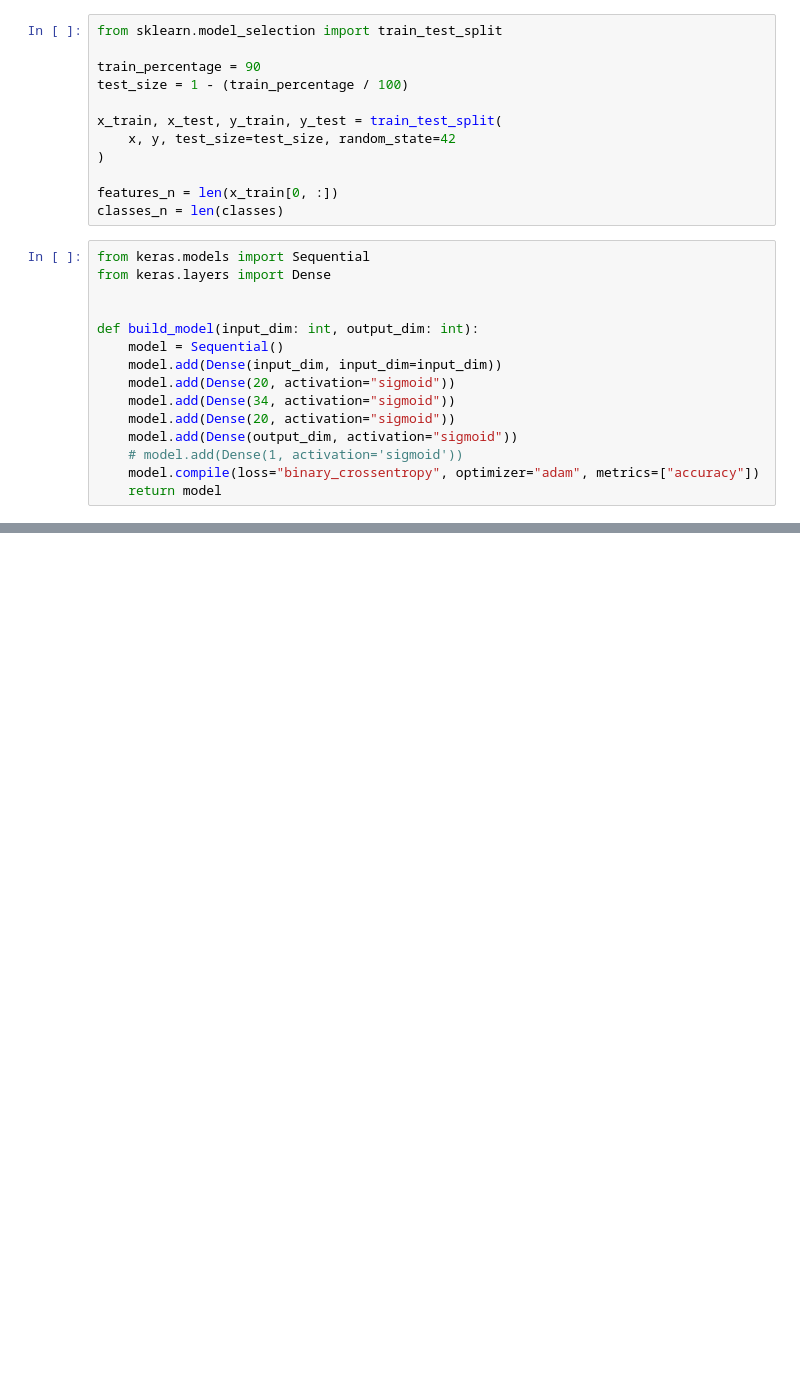
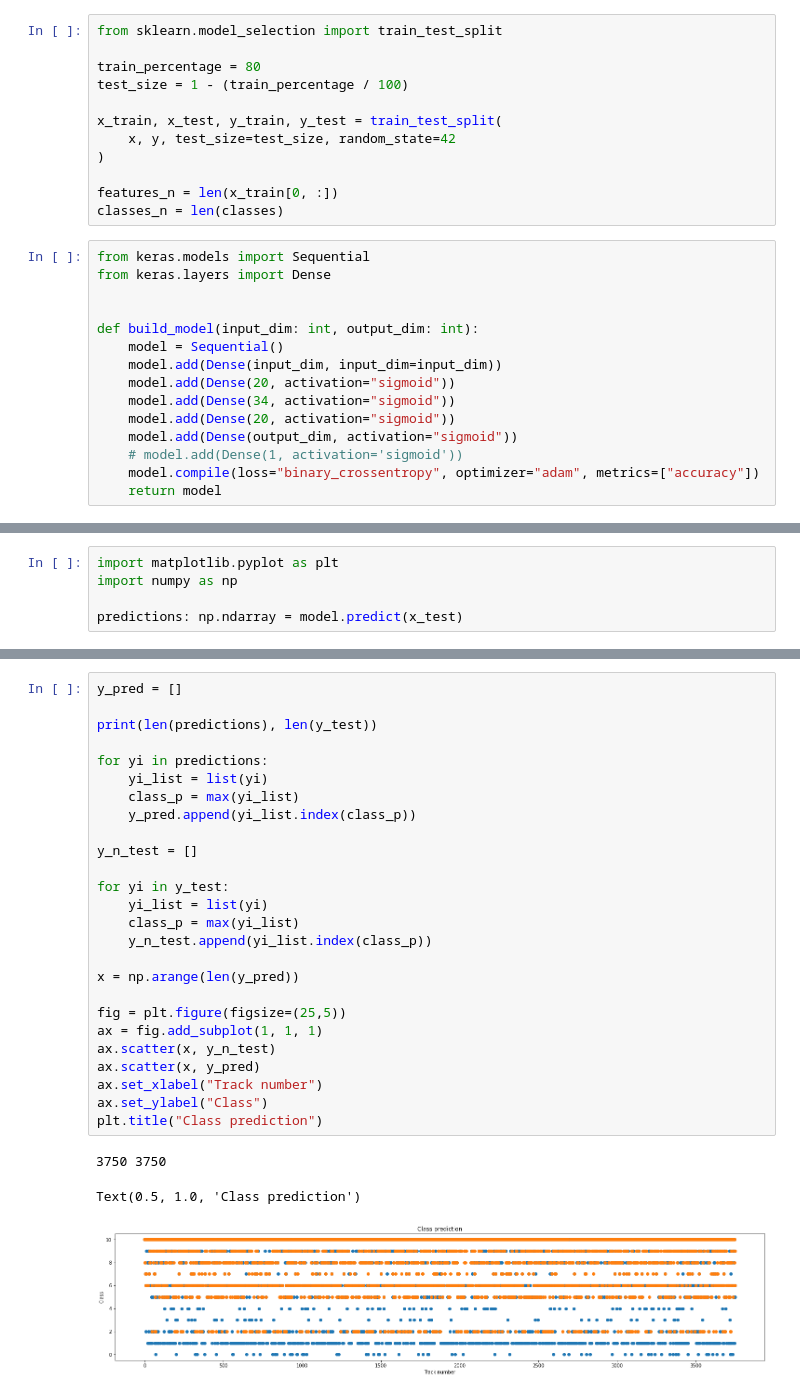
Before and after one commit to Felipelv199/spotify-tracks-genres-classifier, a Jupyter notebook: src/simple_neural_network.ipynb, the cells around one changed output, grey strips where cells are left out. Drawn from its saved outputs; the diff is of its cells as text; blank space fills up the shorter version.

```diff
--- a/src/simple_neural_network.ipynb
+++ b/src/simple_neural_network.ipynb
@@ -256,7 +256,7 @@ y = y_one_hot
 # %%
 from sklearn.model_selection import train_test_split
 
-train_percentage = 90
+train_percentage = 80
 test_size = 1 - (train_percentage / 100)
 
 x_train, x_test, y_train, y_test = train_test_split(
@@ -308,0 +312,5 @@ model.evaluate(x_test, y_test)
+# %%
+import matplotlib.pyplot as plt
+import numpy as np
+
+predictions: np.ndarray = model.predict(x_test)
@@ -308,0 +319,30 @@ model.evaluate(x_test, y_test)
+# %%
+y_pred = []
+
+print(len(predictions), len(y_test))
+
+for yi in predictions:
+    yi_list = list(yi)
+    class_p = max(yi_list)
+    y_pred.append(yi_list.index(class_p))
+
+y_n_test = []
+
+for yi in y_test:
+    yi_list = list(yi)
+    class_p = max(yi_list)
+    y_n_test.append(yi_list.index(class_p))
+
+x = np.arange(len(y_pred))
+
+fig = plt.figure(figsize=(25,5))
+ax = fig.add_subplot(1, 1, 1)
+ax.scatter(x, y_n_test)
+ax.scatter(x, y_pred)
+ax.set_xlabel("Track number")
+ax.set_ylabel("Class")
+plt.title("Class prediction")
+# %% [output]
+3750 3750
+Text(0.5, 1.0, 'Class prediction')
+[figure, added]
```
Also changed, not shown: parts of 14 cells of this notebook, 6 other files.
